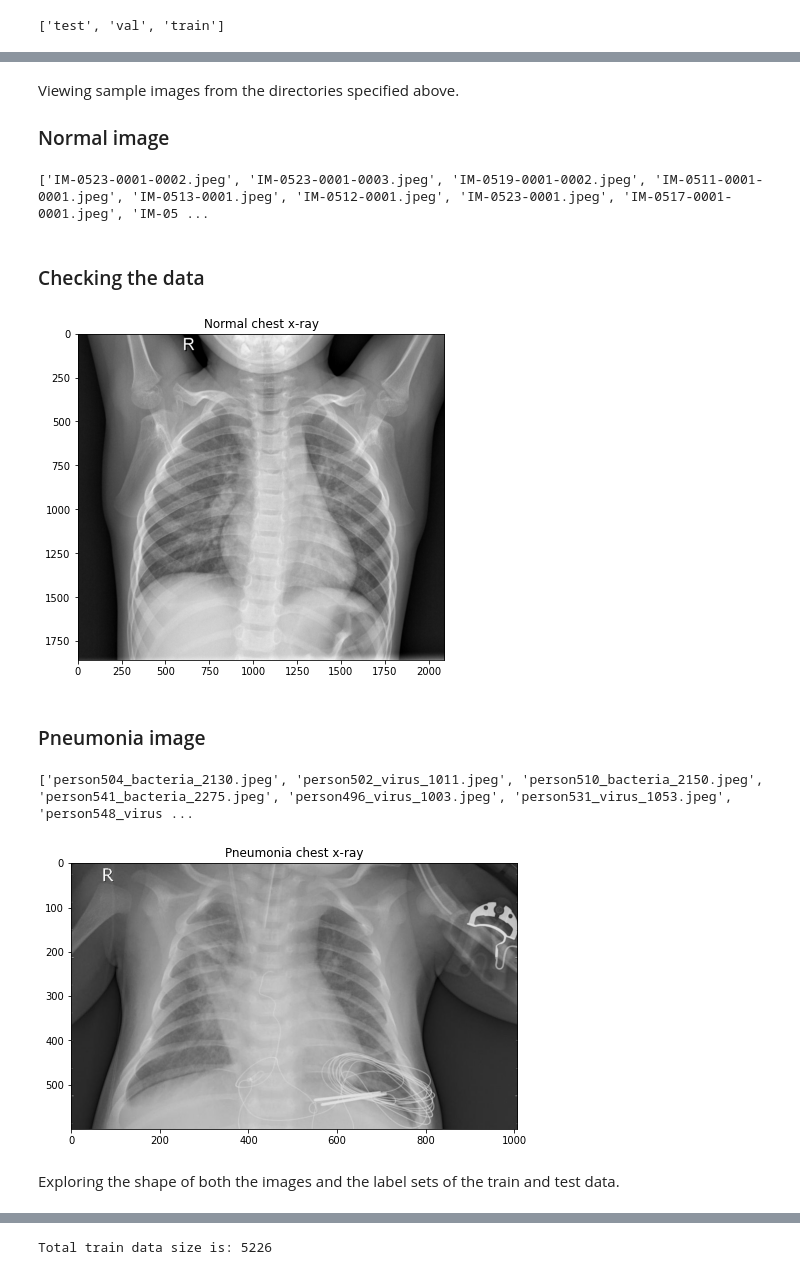
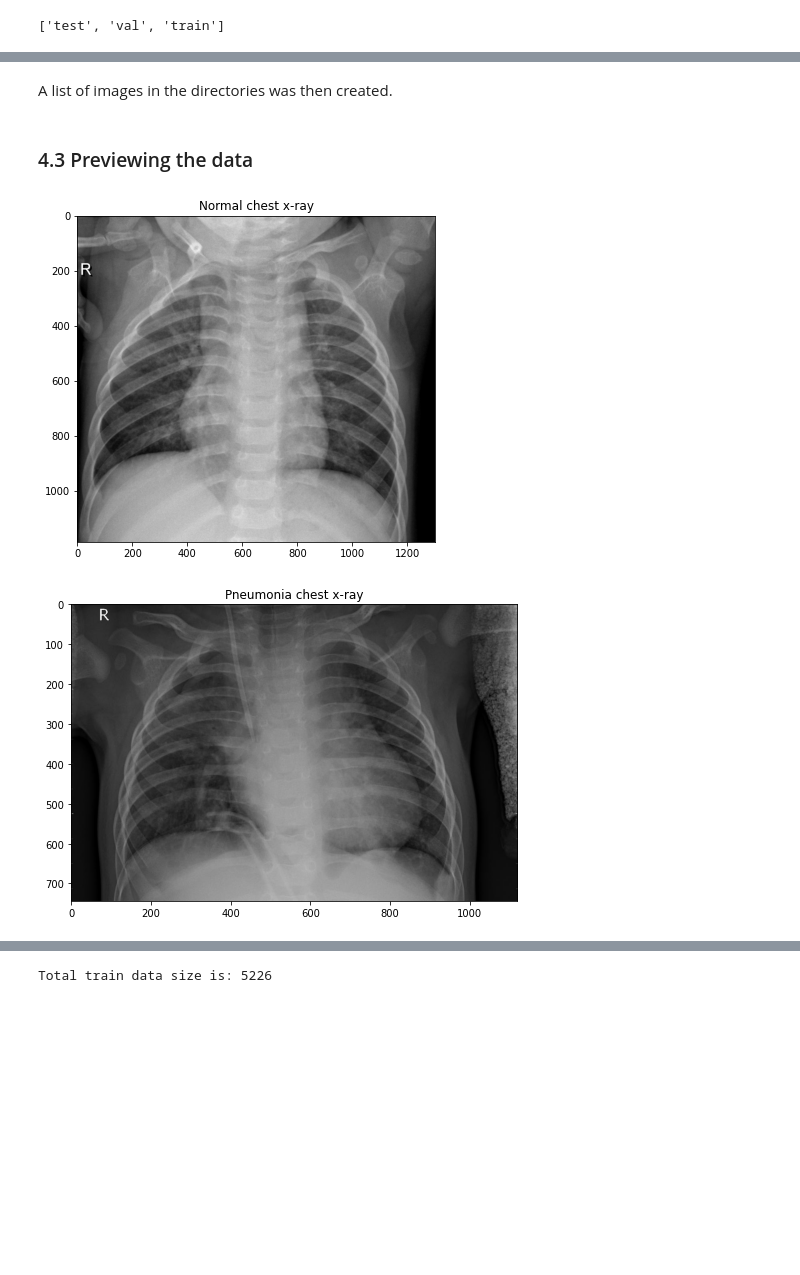
Before and after one commit to fredtush/Image-Classification-with-CNN, a Jupyter notebook: Image_Classification_with_Deep_Learning.ipynb, the cells around one changed output, grey strips where cells are left out. Cells and saved outputs as stored; diff of their text form; code cells hidden in the pictures; blank space fills up the shorter version.

```diff
--- a/Image_Classification_with_Deep_Learning.ipynb
+++ b/Image_Classification_with_Deep_Learning.ipynb
@@ -105,6 +105,8 @@ train_pneu_dir = '/content/drive/Shareddrives/Avengers/chest_xray/train/PNEUMONI
 
 test_norm_dir = '/content/drive/Shareddrives/Avengers/chest_xray/test/NORMAL'
 test_pneu_dir = '/content/drive/Shareddrives/Avengers/chest_xray/test/PNEUMONIA'
+# %% [markdown]
+A list of images in the directories was then created.
 # %%
 # store train normal xrays and pneumonia xrays as variables.
 
@@ -115,22 +117,13 @@ train_pneu_images = os.listdir(train_pneu_dir)
 
 test_norm_images = os.listdir(test_norm_dir)
 test_pneu_images = os.listdir(test_pneu_dir)
-# %% [markdown]
-Viewing sample images from the directories specified above.
-
-### Normal image
-# %%
-# print the files in the train normal folder
-
-print(train_norm_images)
-# %% [output]
-['IM-0523-0001-0002.jpeg', 'IM-0523-0001-0003.jpeg', 'IM-0519-0001-0002.jpeg', 'IM-0511-0001-0001.jpeg', 'IM-0513-0001.jpeg', 'IM-0512-0001.jpeg', 'IM-0523-0001.jpeg', 'IM-0517-0001-0001.jpeg', 'IM-05 ...
 # %% [markdown]
-### Checking the data
+### 4.3 Previewing the data
 # %%
 # Display an image from the train NORMAL folder.
 
-img_name_normal = '/IM-0115-0001.jpeg'
+
+img_name_normal = '/' + train_norm_images[3]
 normal_lung = load_img(train_norm_dir + img_name_normal)
 
 # normal chest x-ray
@@ -140,28 +133,18 @@ plt.title('Normal chest x-ray')
 
 plt.show()
 # %% [output]
-[figure, old version]
+[figure, new version]
-# %% [markdown]
-### Pneumonia image
-# %%
-# print the files in the train pneumonia folder
-
-print(train_pneu_images)
-# %% [output]
-['person504_bacteria_2130.jpeg', 'person502_virus_1011.jpeg', 'person510_bacteria_2150.jpeg', 'person541_bacteria_2275.jpeg', 'person496_virus_1003.jpeg', 'person531_virus_1053.jpeg', 'person548_virus ...
 # %%
 # Display an image from the train PNEUMONIA folder.
 
-img_name_pneumonia = '/person504_bacteria_2130.jpeg'
+img_name_pneumonia = '/' + train_pneu_images[3]
 pneumonia_lung = load_img(train_pneu_dir + img_name_pneumonia)
 
 # pneumonia chest x-ray
 plt.figure(figsize=(8, 6))
 plt.imshow(pneumonia_lung)
 plt.title('Pneumonia chest x-ray')
 
 plt.show()
 # %% [output]
-[figure, old version]
+[figure, new version]
-# %% [markdown]
-Exploring the shape of both the images and the label sets of the train and test data.
```
Also changed, not shown: parts of 33 cells of this notebook.
